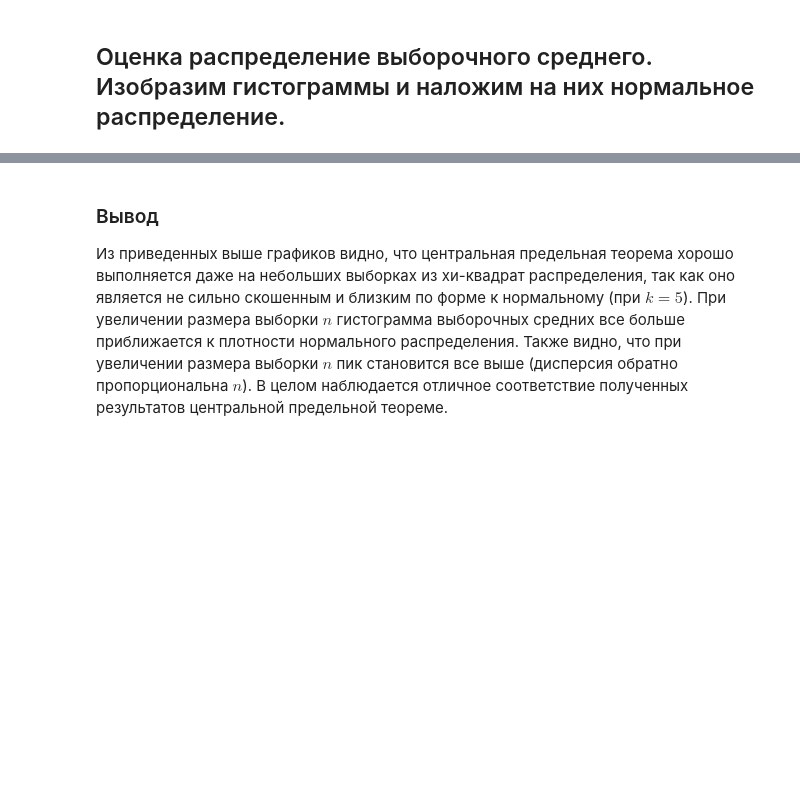
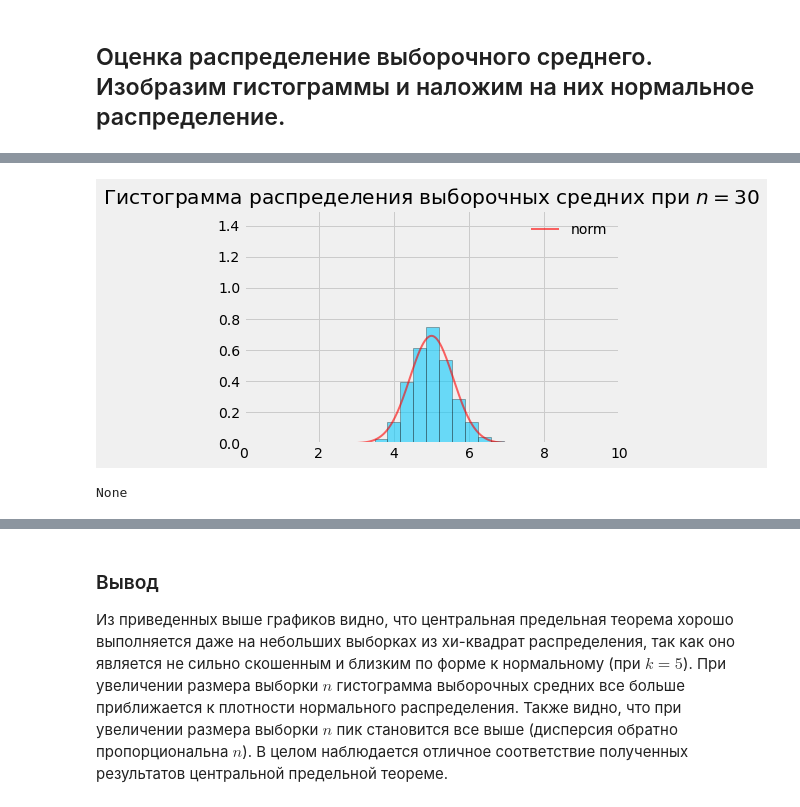
Before and after one commit to nik-nov/My_courses, a Jupyter notebook: Yandex_MIPT_Machine_learning_and_data_analysis/Course1_Mathematics_and_python_for_data_analysis/C1W4/CFA.ipynb, the cells around one changed output, grey strips where cells are left out. Cells and saved outputs as stored; diff of their text form; code cells hidden in the pictures; blank space fills up the shorter version.

```diff
--- a/Yandex_MIPT_Machine_learning_and_data_analysis/Course1_Mathematics_and_python_for_data_analysis/C1W4/CFA.ipynb
+++ b/Yandex_MIPT_Machine_learning_and_data_analysis/Course1_Mathematics_and_python_for_data_analysis/C1W4/CFA.ipynb
@@ -128,0 +90,6 @@ plt.show()
+# %%
+n = 30
+print(paint(n,x))
+# %% [output]
+[figure, added]
+None
```
Also changed, not shown: parts of 12 cells of this notebook.
